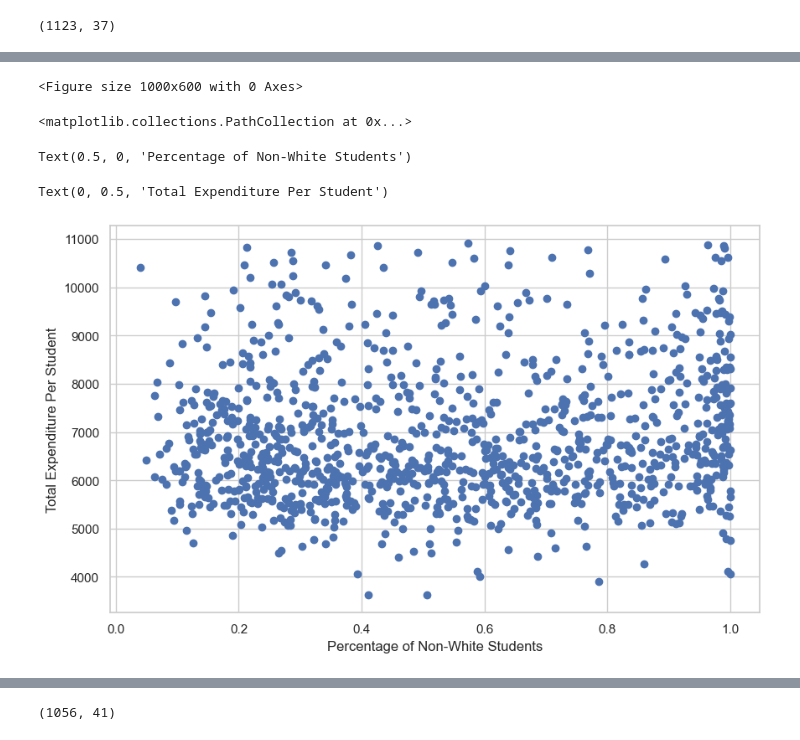
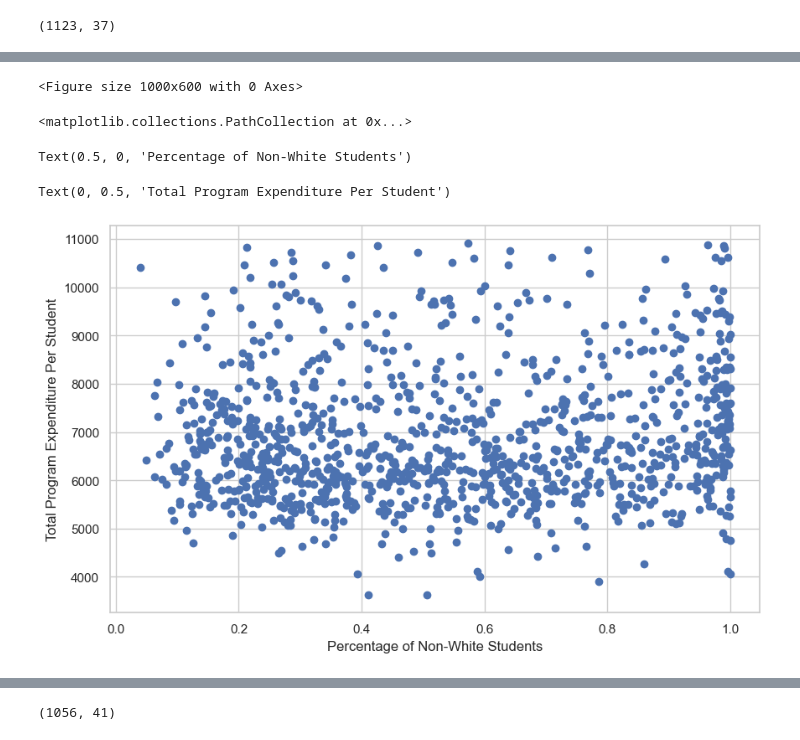
Before and after one commit to ecdedios/texas-public-schools-effectiveness, a Jupyter notebook: notebooks/1 Exploratory Data Analysis - Traditional.ipynb, the cells around one changed output, grey strips where cells are left out. Drawn from its saved outputs; the diff is of its cells as text; code cells hidden in the pictures.

```diff
--- a/notebooks/1 Exploratory Data Analysis - Traditional.ipynb
+++ b/notebooks/1 Exploratory Data Analysis - Traditional.ipynb
@@ -152,7 +152,7 @@ df.shape
 (1198, 36)
 # %%
 # create a new column based on total program operating expenditure per student
-df['Total Expenditure Per Student'] = df['TOTAL PROGRAM OPERATING EXPENDITURES']/df['Total Number of Students']
+df['Total Program Expenditure Per Student'] = df['Total Program Expenditures']/df['Total Number of Students']
 # %%
 df.head()
 # %% [output]
@@ -180,8 +180,8 @@ plt.boxplot(df['Total Expenditure Per Student'])
  'means': []}
 [figure]
 # %%
-percentile25 = df['Total Expenditure Per Student'].quantile(0.25)
-percentile75 = df['Total Expenditure Per Student'].quantile(0.75)
+percentile25 = df['Total Program Expenditure Per Student'].quantile(0.25)
+percentile75 = df['Total Program Expenditure Per Student'].quantile(0.75)
 
 print("75th quartile: ", percentile75)
 print("25th quartile: ", percentile25)
@@ -191,8 +191,8 @@ iqr = percentile75 - percentile25
 upper_bound = percentile75 + 1.5 * iqr
 lower_bound = percentile25 - 1.5 * iqr
 
-df = df[df['Total Expenditure Per Student'] < upper_bound]
-df = df[df['Total Expenditure Per Student'] > lower_bound]
+df = df[df['Total Program Expenditure Per Student'] < upper_bound]
+df = df[df['Total Program Expenditure Per Student'] > lower_bound]
 df.shape
 # %% [output]
 75th quartile:  7938.1571877065435
@@ -222,14 +222,14 @@ array([[<Axes: title={'center': 'TOTAL PAYROLL EXPENDITURES'}>,
 # %%
 plt.figure(figsize=(10,6))
-plt.scatter(df['Percentage of Non-White Students'], df['Total Expenditure Per Student'])
+plt.scatter(df['Percentage of Non-White Students'], df['Total Program Expenditure Per Student'])
 plt.xlabel('Percentage of Non-White Students')
-plt.ylabel('Total Expenditure Per Student')
+plt.ylabel('Total Program Expenditure Per Student')
 # %% [output]
 <Figure size 1000x600 with 0 Axes>
 <matplotlib.collections.PathCollection at 0x...>
 Text(0.5, 0, 'Percentage of Non-White Students')
-Text(0, 0.5, 'Total Expenditure Per Student')
+Text(0, 0.5, 'Total Program Expenditure Per Student')
-[figure, old version]
+[figure, new version]
 # %%
 df.head()
 # %% [output]
```
Also changed, not shown: parts of 27 cells of this notebook, 6 other files.
